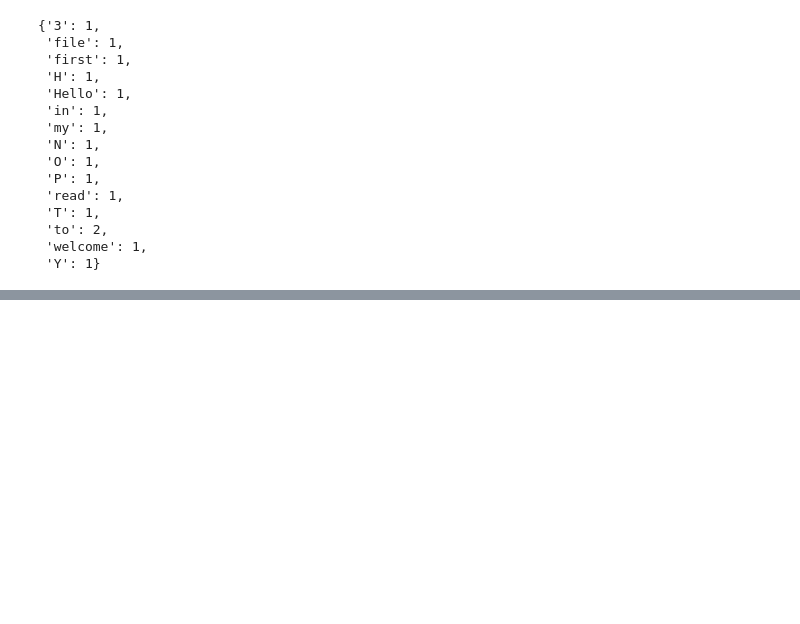
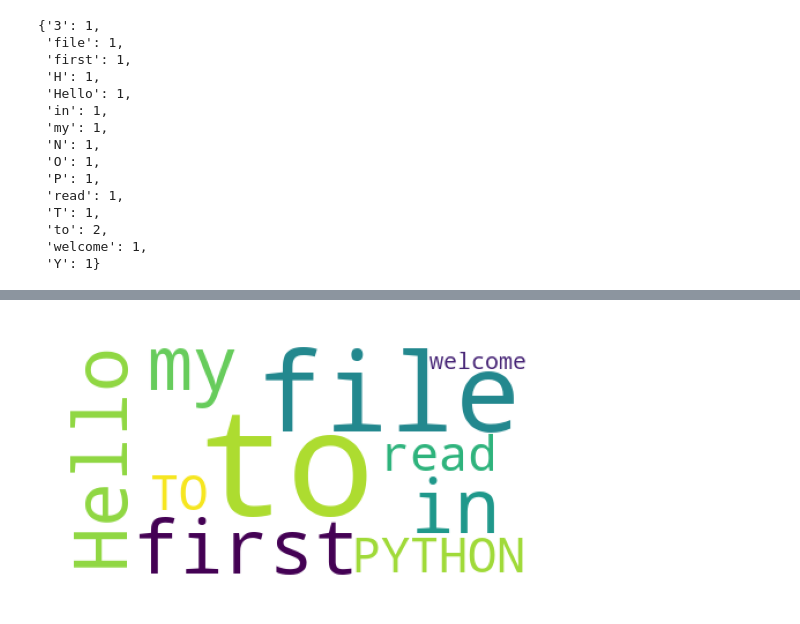
Before and after one commit to raquelbustt/python_course, a Jupyter notebook: module_6/counter.ipynb, the cells around one changed output, grey strips where cells are left out. Saved outputs shown, nothing was run; the diff lists cells and outputs as text; code cells hidden in the pictures; blank space fills up the shorter version.

Commit message:
Adding word cloud

```diff
--- a/module_6/counter.ipynb
+++ b/module_6/counter.ipynb
@@ -202,0 +244,29 @@ dict(word_freq)
+# %%
+import re
+
+index = {}
+
+p = re.compile(r'\w+')
+with open('udemy.txt') as text:
+    for n_row, row in enumerate(text, 1):
+        for match in p.finditer(row):
+            word = match.group()
+            localization = (n_row, match.span())
+
+            # version 1
+            # occurrences = index.get(word, [])
+            # occurrences.append(localization)
+            # index[word] = occurrences
+
+            # version 2
+            # if word not in index:
+            #     index[word] = []
+            # index[word].append(localization)
+
+            # version 3
+            index.setdefault(word, []).append(localization)
+
+    word_freq = []
+    for word in sorted(index, key=str.upper):
+        print(word, len(index[word]))
+        word_freq.append((word, len(index[word])))
@@ -202,0 +287,10 @@ dict(word_freq)
+# %%
+cloud = WordCloud(background_color='white')
+# %%
+plt.figure(figsize=(2,1), dpi=300)
+cloud.generate_from_frequencies(dict(word_freq))
+plt.imshow(cloud)
+plt.axis('off')
+plt.show()
+# %% [output]
+[figure, added]
```
Also changed, not shown: parts of 3 cells of this notebook, 1 other file.
